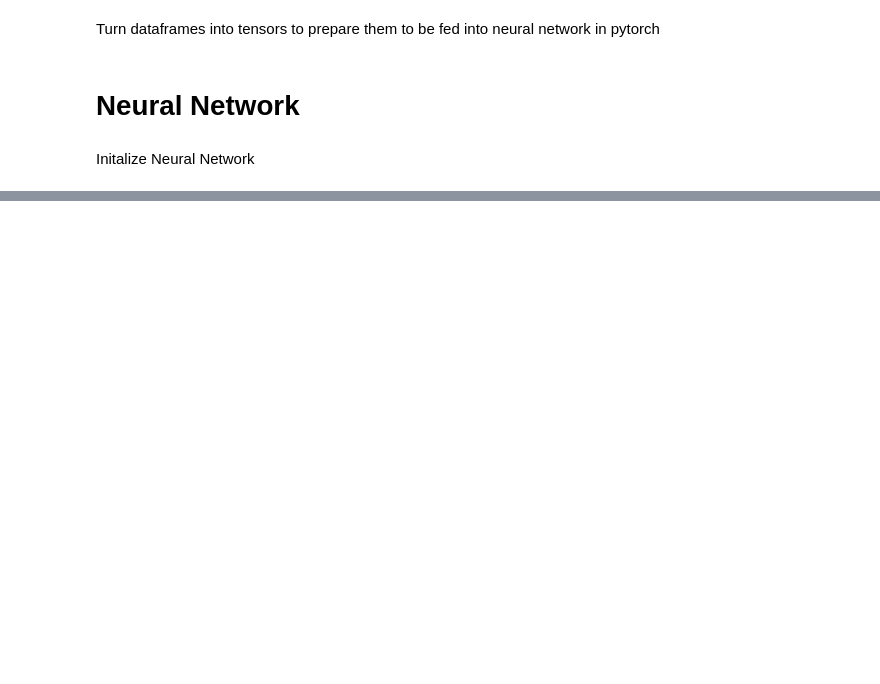
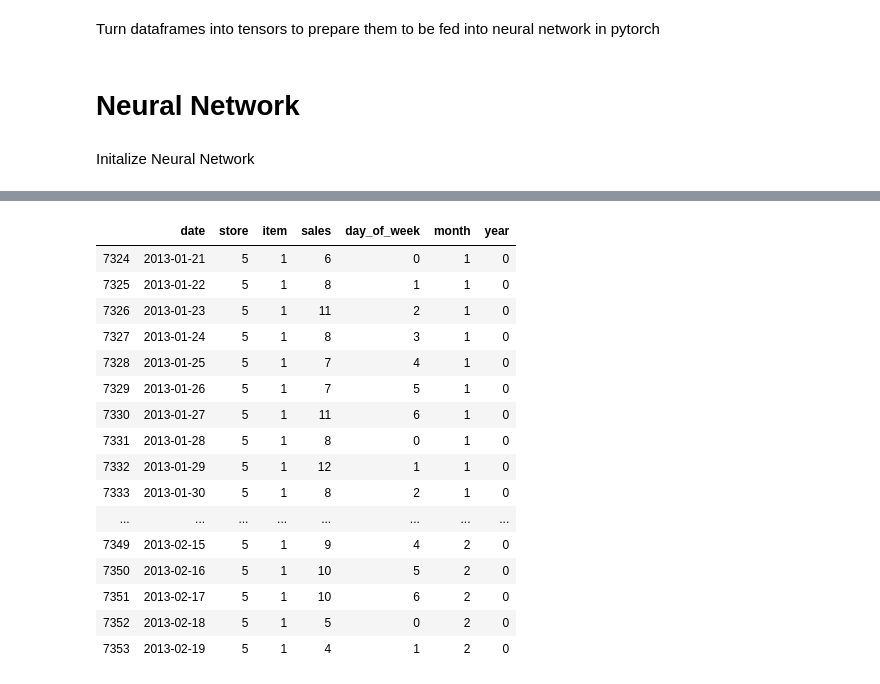
Before and after one commit to phil-hoang/Store_Item_Demand_Forecast_NN, a Jupyter notebook: Demand_Forecaster_NN.ipynb, the cells around one changed output, grey strips where cells are left out. Saved outputs shown, nothing was run; the diff lists cells and outputs as text; code cells hidden in the pictures; blank space fills up the shorter version.

```diff
--- a/Demand_Forecaster_NN.ipynb
+++ b/Demand_Forecaster_NN.ipynb
@@ -386,0 +351,20 @@ plt.ylabel("Accuracy [%]")
+# %%
+sample.loc[((sample['date'] > '2013-01-20') & (sample['date'] < '2013-02-20'))]
+# %% [output]
+|  | date | store | item | sales | day_of_week | month | year |
+| 7324 | 2013-01-21 | 5 | 1 | 6 | 0 | 1 | 0 |
+| 7325 | 2013-01-22 | 5 | 1 | 8 | 1 | 1 | 0 |
+| 7326 | 2013-01-23 | 5 | 1 | 11 | 2 | 1 | 0 |
+| 7327 | 2013-01-24 | 5 | 1 | 8 | 3 | 1 | 0 |
+| 7328 | 2013-01-25 | 5 | 1 | 7 | 4 | 1 | 0 |
+| 7329 | 2013-01-26 | 5 | 1 | 7 | 5 | 1 | 0 |
+| 7330 | 2013-01-27 | 5 | 1 | 11 | 6 | 1 | 0 |
+| 7331 | 2013-01-28 | 5 | 1 | 8 | 0 | 1 | 0 |
+| 7332 | 2013-01-29 | 5 | 1 | 12 | 1 | 1 | 0 |
+| 7333 | 2013-01-30 | 5 | 1 | 8 | 2 | 1 | 0 |
+| ... | ... | ... | ... | ... | ... | ... | ... |
+| 7349 | 2013-02-15 | 5 | 1 | 9 | 4 | 2 | 0 |
+| 7350 | 2013-02-16 | 5 | 1 | 10 | 5 | 2 | 0 |
+| 7351 | 2013-02-17 | 5 | 1 | 10 | 6 | 2 | 0 |
+| 7352 | 2013-02-18 | 5 | 1 | 5 | 0 | 2 | 0 |
+| 7353 | 2013-02-19 | 5 | 1 | 4 | 1 | 2 | 0 |
```
Also changed, not shown: parts of 27 cells of this notebook, 2 other files.
